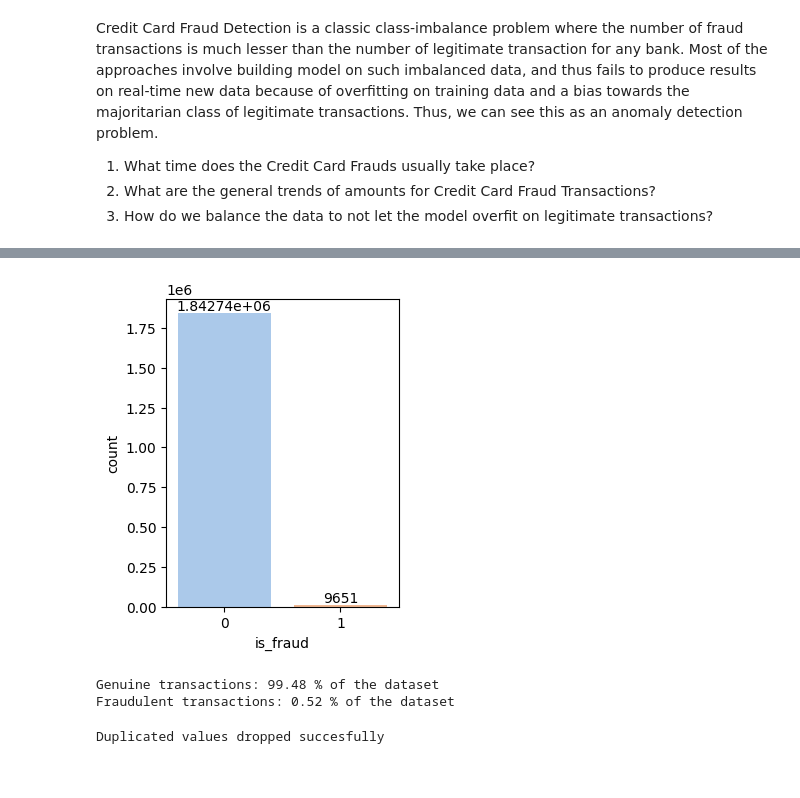
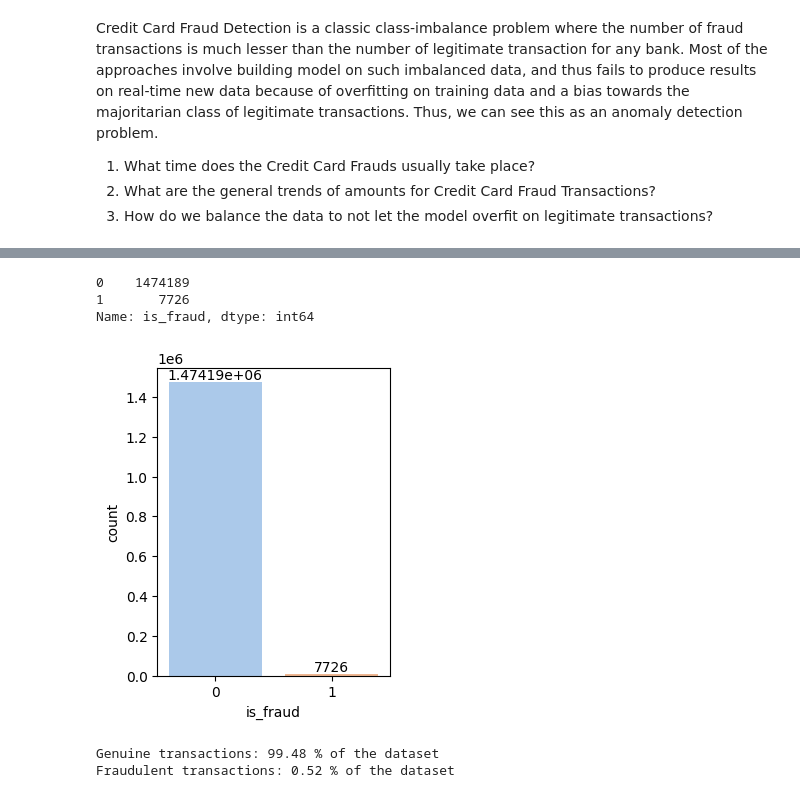
Before and after one commit to Alekla0126/Card_Fraud_Detection, a Jupyter notebook: Card_fraud.ipynb, the cells around one changed output, grey strips where cells are left out. Cells and saved outputs as stored; diff of their text form; code cells hidden in the pictures.

Commit message:
The data preprocessing was performed

```diff
--- a/Card_fraud.ipynb
+++ b/Card_fraud.ipynb
@@ -50,0 +67,26 @@ Name: is_fraud, dtype: int64
+# %%
+# Some columns get renamed.
+df_train.rename(columns = {'trans_date_trans_time':'transaction_time',
+                         'cc_num':'credit_card_number',
+                         'amt':'amount(usd)',
+                         'trans_num':'transaction_id'},
+                inplace = True)
+# %%
+# The datetime columns were converted.
+# transaction_time and dob should be in pd.datetime format and we also convert unix_time to exact timestamp
+df_train['transaction_time'] = pd.to_datetime(df_train['transaction_time'], infer_datetime_format = True)
+df_train['dob'] = pd.to_datetime(df_train['dob'], infer_datetime_format = True)
+# %%
+# A function was applied utcfromtimestamp and was dropped column unix_time
+df_train['time'] = df_train['unix_time'].apply(datetime.utcfromtimestamp)
+df_train.drop('unix_time', axis=1)
+# A column with hour of day was added.
+df_train['hour_of_day'] = df_train.time.dt.hour
+# %%
+# Credit card number should be integers not dtypes.
+# Change dtypes
+df_train.credit_card_number = df_train.credit_card_number.astype('category')
+df_train.is_fraud = df_train.is_fraud.astype('category')
+df_train.hour_of_day = df_train.hour_of_day.astype('category')
+# Check
+df_train.info()
@@ -52,6 +116,13 @@ Name: is_fraud, dtype: int64
 # -------------------------------------------------------------------------------------------------------------------------------------------------
 # ------------------------------------------------------------------> Unbalanced data check <------------------------------------------------------
 # -------------------------------------------------------------------------------------------------------------------------------------------------
+# %%
+# The  number of classes got counted, in this case, fraudulent or not.
+df_train['is_fraud'].value_counts()
+# %% [output]
+0    1474189
+1       7726
+Name: is_fraud, dtype: int64
 # %%
 # Labeling the data in genuine and fraudulent transactions, this way it is easier to observe that the data is unbalanced.
 labels=["Genuine", "Fraud"]
@@ -64,10 +135,10 @@ fig.show()
 # %%
 # Unbalance data represented with bars.
 plt.figure(figsize = (3,4))
-ax = sns.countplot(x = 'is_fraud', data = raw_df, palette = "pastel")
+ax = sns.countplot(x = 'is_fraud', data = df_train, palette = "pastel")
 for i in ax.containers:
     ax.bar_label(i,)
 # %% [output]
-[figure, old version]
+[figure, new version]
 # %%
 # Percentage of data.
@@ -83,7 +149,0 @@ Fraudulent transactions: 0.52 % of the dataset
-# %%
-# First it is necessary to drop all the duplicate values.
-df = raw_df.copy()
-df.drop_duplicates(inplace = True)
-print("Duplicated values dropped succesfully")
-# %% [output]
-Duplicated values dropped succesfully
```
Also changed, not shown: parts of 12 cells of this notebook.
